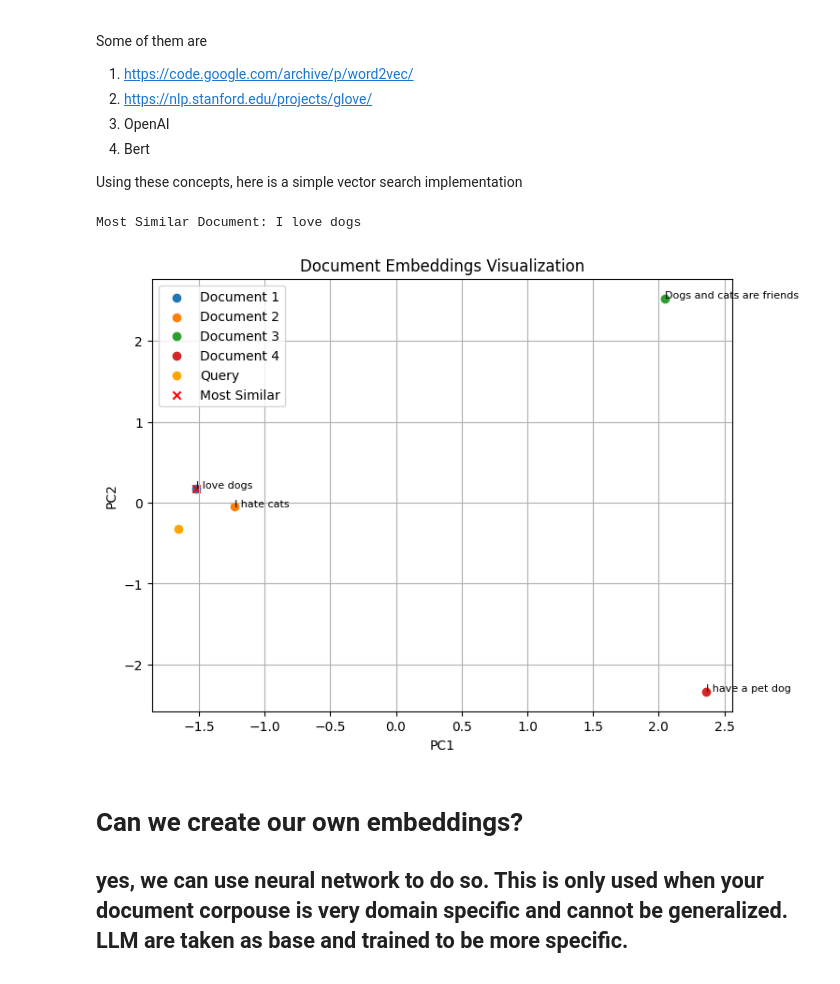
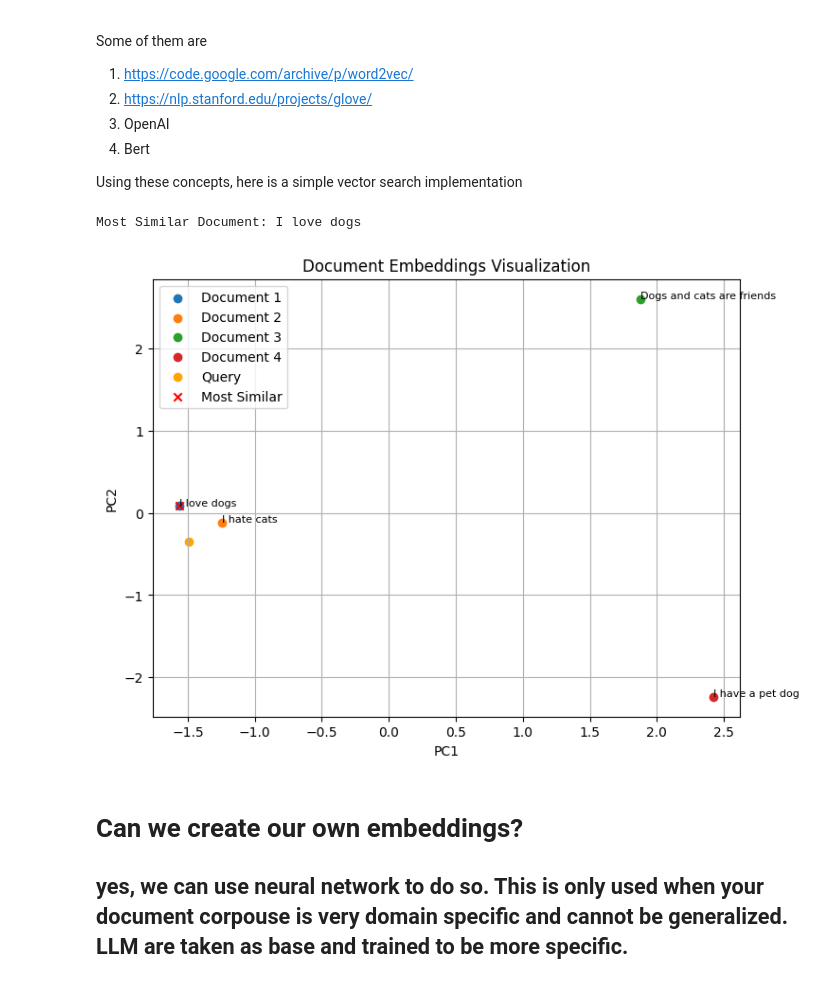
Before and after one commit to dineshkumarsarangapani/VectorSearch-A-guide, a Jupyter notebook: Vector_Search_A_complete_Guide.ipynb, the cells around one changed output. Saved outputs shown, nothing was run; the diff lists cells and outputs as text; code cells hidden in the pictures.

```diff
--- a/Vector_Search_A_complete_Guide.ipynb
+++ b/Vector_Search_A_complete_Guide.ipynb
@@ -1137,7 +1203,7 @@ documents = [
 document_embeddings = [nlp(doc).vector for doc in documents]
 
 # Vectorize query
-query = "I adore hounds"
+query = "I adore pets"
 query_embedding = nlp(query).vector
 
 # Calculate cosine similarity between query and document embeddings
@@ -1145,34 +1211,34 @@ similarities = cosine_similarity([query_embedding], document_embeddings)
 
 # Get the most similar document
 most_similar_index = np.argmax(similarities)
 most_similar_document = documents[most_similar_index]
 
 # Print the most similar document
 print("Most Similar Document:", most_similar_document)
 
 # Combine document and query embeddings
 all_embeddings = np.vstack((document_embeddings, query_embedding))
 
 # Apply PCA for 2D visualization
 pca = PCA(n_components=2)
 embeddings_2d = pca.fit_transform(all_embeddings)
 
 # Plotting the document embeddings and query embedding
 plt.figure(figsize=(8, 6))
 for i, embedding in enumerate(embeddings_2d[:-1]):
     plt.scatter(embedding[0], embedding[1], label=f"Document {i+1}")
     plt.annotate(documents[i], (embedding[0], embedding[1]), fontsize=8)
 plt.scatter(embeddings_2d[-1][0], embeddings_2d[-1][1], color='orange', marker='o', label="Query")
 plt.scatter(embeddings_2d[most_similar_index][0], embeddings_2d[most_similar_index][1], color='red', marker='x', label="Most Similar")
 plt.title("Document Embeddings Visualization")
 plt.xlabel("PC1")
 plt.ylabel("PC2")
 plt.legend()
 plt.grid(True)
 plt.show()
 # %% [output]
 Most Similar Document: I love dogs
-[figure, old version]
+[figure, new version]
 # %% [markdown]
 # Can we create our own embeddings?
 
```
Also changed, not shown: parts of 3 cells of this notebook.
